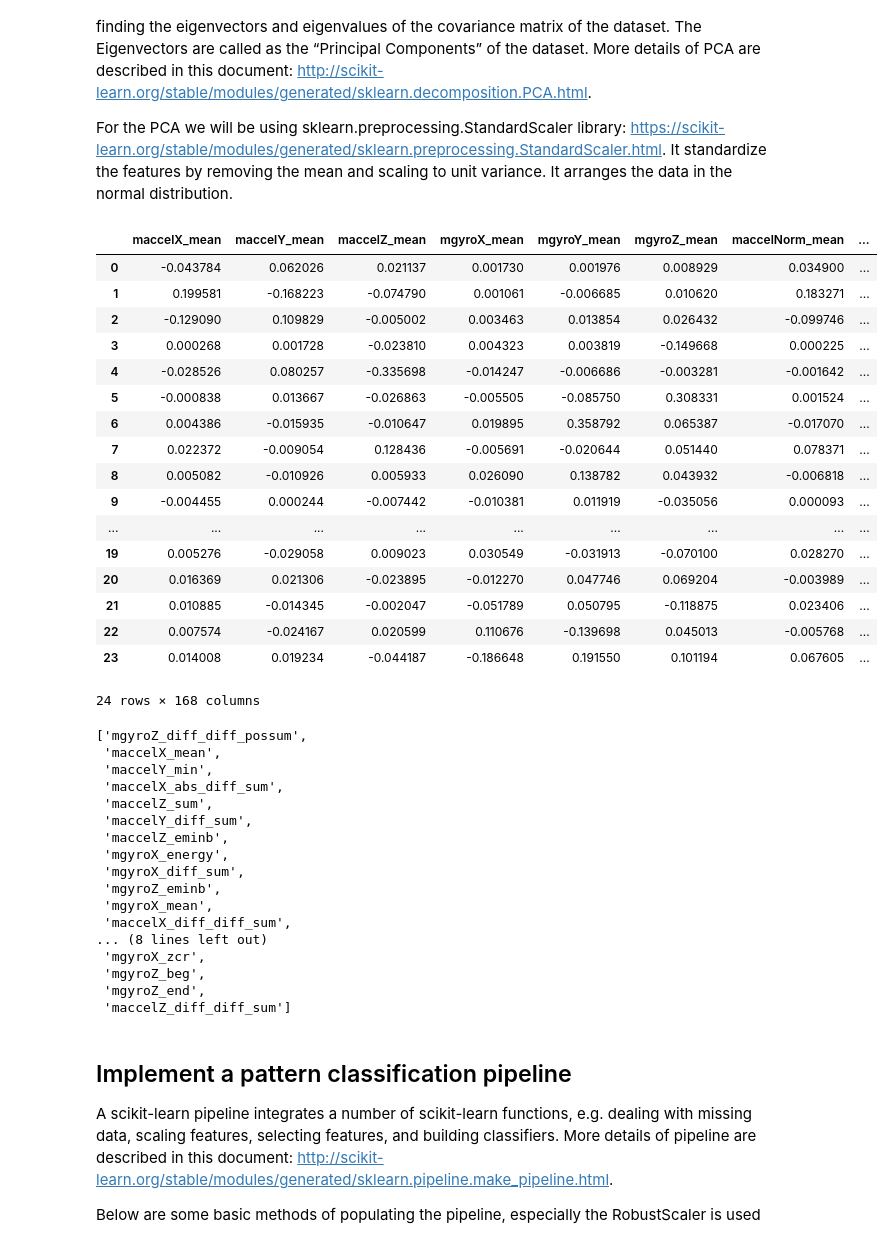
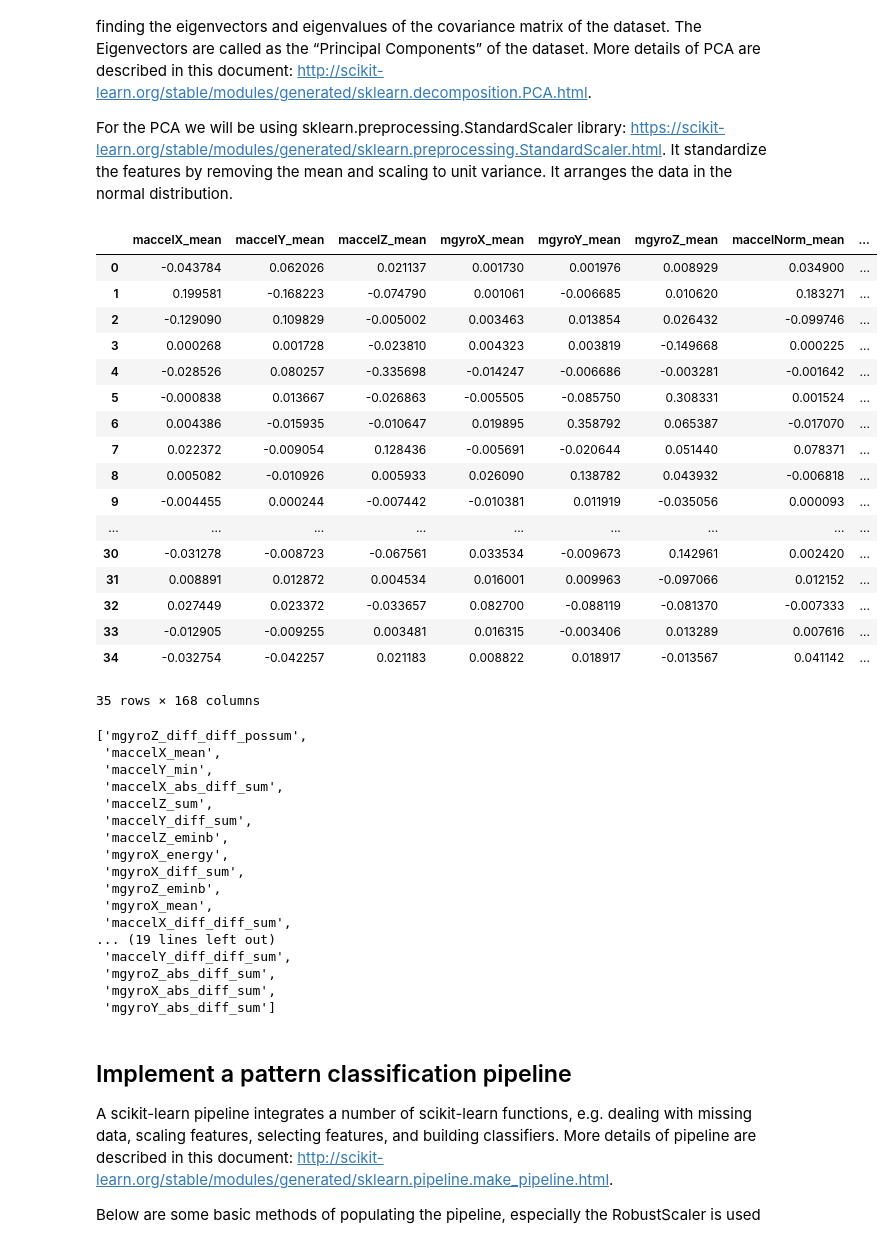
Before and after one commit to sanskarbiswal/wic-ex01, a Jupyter notebook: E1_2_classification_scikit_learn.ipynb, the cells around one changed output. Saved outputs shown, nothing was run; the diff lists cells and outputs as text; code cells hidden in the pictures.

```diff
--- a/E1_2_classification_scikit_learn.ipynb
+++ b/E1_2_classification_scikit_learn.ipynb
@@ -115,36 +115,36 @@ X_std = sc.fit_transform(X) # standardizing the data
 # %%
 #An important attribute as part of the PCA is n_components which tells the number of components to keep after applying PCA.
 #If n_components is not set all components are kept
 
-num_components = 0.9 #'Specify and play around here' # specify the number of components
+num_components = 0.95 #'Specify and play around here' # specify the number of components
 pca = PCA(num_components)
 # or specify e.g. n_components = 0.9 parameter. PCA will select the number of components such
 #that the amount of variance that needs to be explained is greater than the percentage specified by n_components
 
 pca = PCA(n_components = num_components)
 
 X_pca = pca.fit(X_std)
 
 pd.DataFrame(pca.components_, columns = clean_df.columns)
 # %% [output]
 |  | maccelX_mean | maccelY_mean | maccelZ_mean | mgyroX_mean | mgyroY_mean | mgyroZ_mean | maccelNorm_mean | ... |
 | 0 | -0.043784 | 0.062026 | 0.021137 | 0.001730 | 0.001976 | 0.008929 | 0.034900 | ... |
 | 1 | 0.199581 | -0.168223 | -0.074790 | 0.001061 | -0.006685 | 0.010620 | 0.183271 | ... |
 | 2 | -0.129090 | 0.109829 | -0.005002 | 0.003463 | 0.013854 | 0.026432 | -0.099746 | ... |
 | 3 | 0.000268 | 0.001728 | -0.023810 | 0.004323 | 0.003819 | -0.149668 | 0.000225 | ... |
 | 4 | -0.028526 | 0.080257 | -0.335698 | -0.014247 | -0.006686 | -0.003281 | -0.001642 | ... |
 | 5 | -0.000838 | 0.013667 | -0.026863 | -0.005505 | -0.085750 | 0.308331 | 0.001524 | ... |
 | 6 | 0.004386 | -0.015935 | -0.010647 | 0.019895 | 0.358792 | 0.065387 | -0.017070 | ... |
 | 7 | 0.022372 | -0.009054 | 0.128436 | -0.005691 | -0.020644 | 0.051440 | 0.078371 | ... |
 | 8 | 0.005082 | -0.010926 | 0.005933 | 0.026090 | 0.138782 | 0.043932 | -0.006818 | ... |
 | 9 | -0.004455 | 0.000244 | -0.007442 | -0.010381 | 0.011919 | -0.035056 | 0.000093 | ... |
 | ... | ... | ... | ... | ... | ... | ... | ... | ... |
-| 19 | 0.005276 | -0.029058 | 0.009023 | 0.030549 | -0.031913 | -0.070100 | 0.028270 | ... |
-| 20 | 0.016369 | 0.021306 | -0.023895 | -0.012270 | 0.047746 | 0.069204 | -0.003989 | ... |
-| 21 | 0.010885 | -0.014345 | -0.002047 | -0.051789 | 0.050795 | -0.118875 | 0.023406 | ... |
-| 22 | 0.007574 | -0.024167 | 0.020599 | 0.110676 | -0.139698 | 0.045013 | -0.005768 | ... |
-| 23 | 0.014008 | 0.019234 | -0.044187 | -0.186648 | 0.191550 | 0.101194 | 0.067605 | ... |
+| 30 | -0.031278 | -0.008723 | -0.067561 | 0.033534 | -0.009673 | 0.142961 | 0.002420 | ... |
+| 31 | 0.008891 | 0.012872 | 0.004534 | 0.016001 | 0.009963 | -0.097066 | 0.012152 | ... |
+| 32 | 0.027449 | 0.023372 | -0.033657 | 0.082700 | -0.088119 | -0.081370 | -0.007333 | ... |
+| 33 | -0.012905 | -0.009255 | 0.003481 | 0.016315 | -0.003406 | 0.013289 | 0.007616 | ... |
+| 34 | -0.032754 | -0.042257 | 0.021183 | 0.008822 | 0.018917 | -0.013567 | 0.041142 | ... |
-24 rows × 168 columns
+35 rows × 168 columns
 # %%
 n_pcs= pca.n_components_ # get number of component
 most_important = [np.abs(pca.components_[i]).argmax() for i in range(n_pcs)] # get the index of the most important feature on EACH component
@@ -165,11 +165,11 @@ most_important_features
  'mgyroZ_eminb',
  'mgyroX_mean',
  'maccelX_diff_diff_sum',
-... (8 lines left out)
- 'mgyroX_zcr',
- 'mgyroZ_beg',
- 'mgyroZ_end',
- 'maccelZ_diff_diff_sum']
+... (19 lines left out)
+ 'maccelY_diff_diff_sum',
+ 'mgyroZ_abs_diff_sum',
+ 'mgyroX_abs_diff_sum',
+ 'mgyroY_abs_diff_sum']
 # %% [markdown]
 ## Implement a pattern classification pipeline
 A scikit-learn pipeline integrates a number of scikit-learn functions, e.g. dealing with missing data, scaling features, selecting features, and building classifiers.
```
Also changed, not shown: parts of 4 cells of this notebook.
